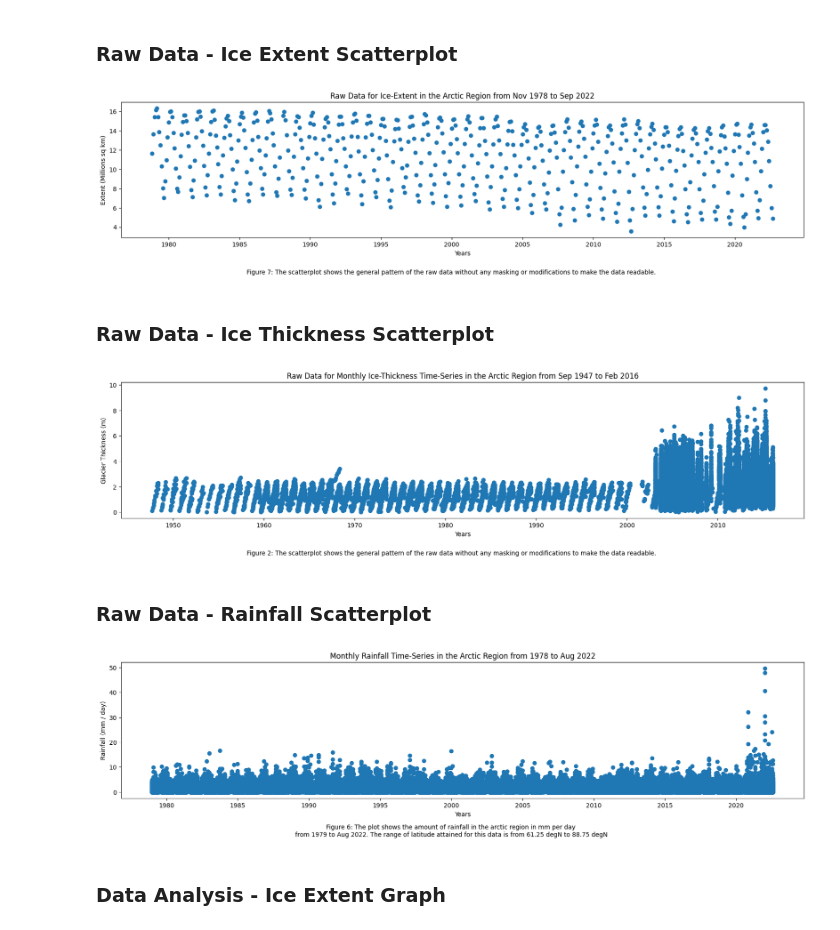
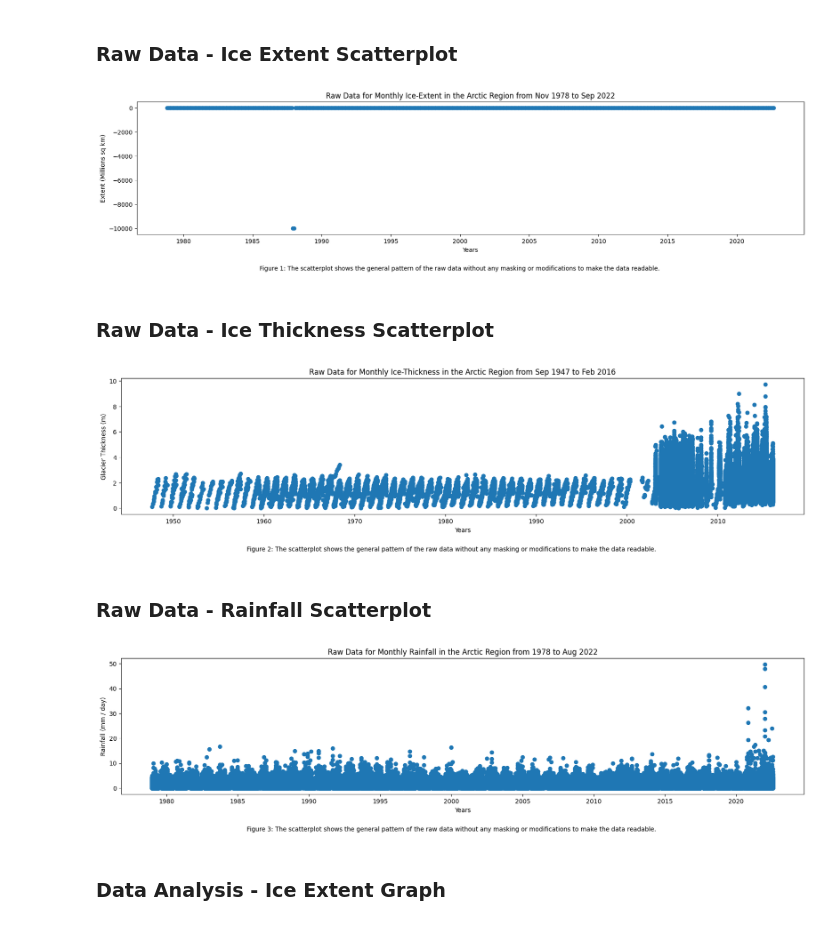
Before and after one commit to gardeneda/Arctic-Ice-vs-Precipitation, a Jupyter notebook: data_management.ipynb, the cells around one changed output. Drawn from its saved outputs; the diff is of its cells as text; code cells hidden in the pictures.

Commit message:
Using actual raw data instead of asked data for raw data plots.

```diff
--- a/data_management.ipynb
+++ b/data_management.ipynb
@@ -82,9 +82,9 @@ ice_extent = ice_extent.drop('year', axis=1)
 ice_extent = ice_extent.drop('mo', axis=1)
 
 # Create the DataFrame for the ice extent
-extent = ice_extent['extent']
-mask_extent = extent != -9999
-extent = extent[mask_extent]
+raw_extent = ice_extent['extent']
+mask_extent = raw_extent != -9999
+extent = raw_extent[mask_extent]
 
 # Create the DataFrame for the ice area
 ice_area = ice_extent['area']
@@ -308,16 +308,16 @@ precipitation_unindexed = Time left in columns of DataFrame
 # %%
 ## PLOTTING RAW DATA TO A SCATTERPLOT TO UNDERSTAND THE OVERLAY OF IT BETTER.
 
 plt.figure(figsize=(20, 4))
-plt.scatter(extent.index, extent)
+plt.scatter(raw_extent.index, raw_extent)
 plt.xlabel("Years")
 plt.ylabel("Extent (Millions sq km)")
 plt.title("Raw Data for Monthly Ice-Extent in the Arctic Region from Nov 1978 to Sep 2022")
 plt.figtext(0.5, -0.1, "Figure 1: The scatterplot shows the general pattern of the raw data without any masking or modifications to make the data readable."
             , wrap=True, horizontalalignment='center', fontsize=10)
 plt.show()
 # %% [output]
-[figure, old version]
+[figure, new version]
 # %% [markdown]
 <h3>Raw Data - Ice Thickness Scatterplot</h3>
 # %%
@@ -327,12 +327,12 @@ plt.figure(figsize=(20, 4))
 plt.scatter(avg_thkns.index, avg_thkns)
 plt.xlabel("Years")
 plt.ylabel("Glacier Thickness (m)")
-plt.title("Raw Data for Monthly Ice-Thickness Time-Series in the Arctic Region from Sep 1947 to Feb 2016")
+plt.title("Raw Data for Monthly Ice-Thickness in the Arctic Region from Sep 1947 to Feb 2016")
 plt.figtext(0.5, -0.1, "Figure 2: The scatterplot shows the general pattern of the raw data without any masking or modifications to make the data readable."
             , wrap=True, horizontalalignment='center', fontsize=10)
 plt.show()
 # %% [output]
-[figure, old version]
+[figure, new version]
 # %% [markdown]
 <h3>Raw Data - Rainfall Scatterplot</h3>
 # %%
@@ -342,12 +342,12 @@ plt.figure(figsize=(20, 4))
 plt.scatter(precip_data.index, precip_data)
 plt.xlabel("Years")
 plt.ylabel("Rainfall (mm / day)")
-plt.title("Monthly Rainfall Time-Series in the Arctic Region from 1978 to Aug 2022")
+plt.title("Raw Data for Monthly Rainfall in the Arctic Region from 1978 to Aug 2022")
 plt.figtext(0.5, -0.1, "Figure 3: The scatterplot shows the general pattern of the raw data without any masking or modifications to make the data readable."
             , wrap=True, horizontalalignment='center', fontsize=10)
 plt.show()
 # %% [output]
-[figure, old version]
+[figure, new version]
 # %% [markdown]
 <h3>Data Analysis - Ice Extent Graph</h3>
 # %%
```
Also changed, not shown: parts of 3 cells of this notebook.
